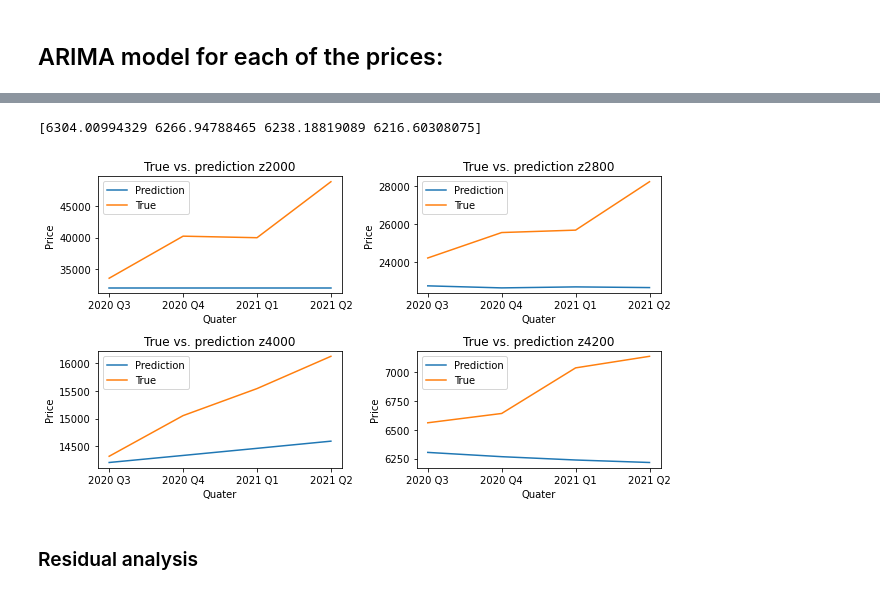
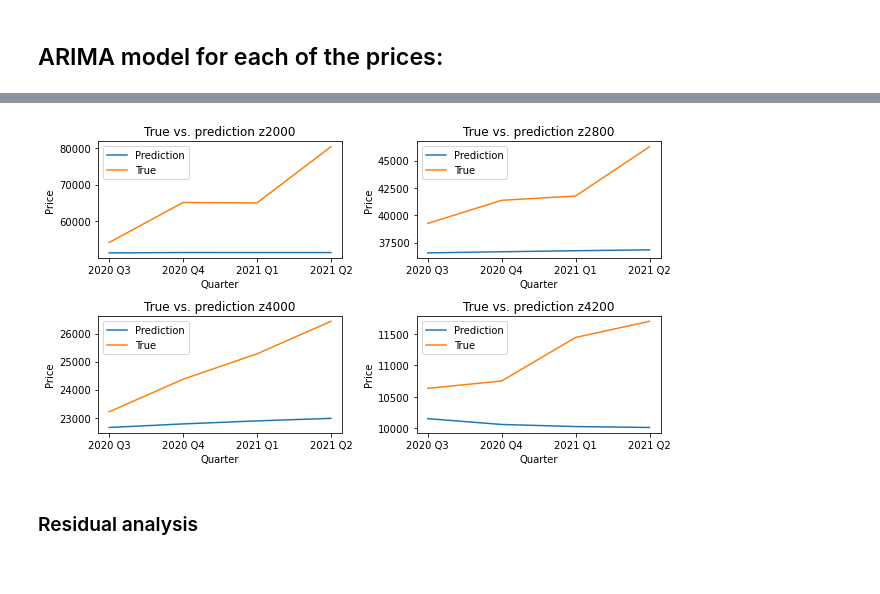
Before and after one commit to emilhaugstvedt/Time-Series-Analysis, a Jupyter notebook: Assignment4/Ass4.ipynb, the cells around one changed output, grey strips where cells are left out. Cells and saved outputs as stored; diff of their text form; code cells hidden in the pictures.

```diff
--- a/Assignment4/Ass4.ipynb
+++ b/Assignment4/Ass4.ipynb
@@ -575,7 +576,9 @@ Order with lowest AIC: (0, 1, 1), with AIC: -180.59
 # %%
-order = (0, 1, 1)
+order = (1, 1, 1)
 z2000Model = ARIMA(np.array(trainData.transformed_z2000),
-                 order= order)
+                 order= order,
+                 enforce_invertibility= False,
+                 enforce_stationarity= False)
 
 z2000_res = z2000Model.fit()
 
@@ -605,7 +608,9 @@ Order with lowest AIC: (2, 1, 0), with AIC: -364.69
 # %%
-order = (2, 1, 0)
+order = (1, 1, 1)
 z2800Model = ARIMA(np.array(trainData.transformed_z2800),
-                 order= order)
+                 order= order,
+                 enforce_invertibility= False,
+                 enforce_stationarity= False)
 
 z2800_res = z2800Model.fit()
 
@@ -635,8 +640,9 @@ Order with lowest AIC: (1, 1, 0), with AIC: -364.12
 # %%
-order = (1, 1, 0)
+order = (1, 1, 2)
 z4000Model = ARIMA(np.array(trainData.transformed_z4000),
                    order= order,
-                   trend= 't')
+                   enforce_invertibility= False,
+                   enforce_stationarity= False)
 
 z4000_res = z4000Model.fit()
 
@@ -666,47 +672,43 @@ Order with lowest AIC: (1, 1, 2), with AIC: -343.31
 # %%
-order = (1, 1, 2)
+order = (3, 1, 2)
 z4200Model = ARIMA(np.array(trainData.transformed_z4200),
                    order= order,
-                   trend= 't',
-                   )
+                   enforce_invertibility= False,
+                   enforce_stationarity= False)
 
 z4200_res = z4200Model.fit()
 
 #print(res.summary())
 
 z4200_forecast = z4200_res.get_forecast(len(testData))
-
-print(np.exp(z4200_forecast.predicted_mean))
-# %% [output]
-[6304.00994329 6266.94788465 6238.18819089 6216.60308075]
 # %%
 plt.figure(figsize= (9, 5))
 plt.subplot(221)
 plt.plot(testData.Date, np.exp(z2000_forecast.predicted_mean))
-plt.plot(testData.Date, testData.CPI_z2000)
-plt.title("True vs. prediction z2000"), plt.xlabel("Quater"), plt.ylabel("Price"), plt.legend(["Prediction", "True"])
+plt.plot(testData.Date, testData.z2000)
+plt.title("True vs. prediction z2000"), plt.xlabel("Quarter"), plt.ylabel("Price"), plt.legend(["Prediction", "True"])
 
 plt.subplot(222)
 plt.plot(testData.Date, np.exp(z2800_forecast.predicted_mean))
-plt.plot(testData.Date, testData.CPI_z2800)
-plt.title("True vs. prediction z2800"), plt.xlabel("Quater"), plt.ylabel("Price"), plt.legend(["Prediction", "True"])
+plt.plot(testData.Date, testData.z2800)
+plt.title("True vs. prediction z2800"), plt.xlabel("Quarter"), plt.ylabel("Price"), plt.legend(["Prediction", "True"])
 
 plt.subplot(223)
 plt.plot(testData.Date, np.exp(z4000_forecast.predicted_mean))
-plt.plot(testData.Date, testData.CPI_z4000)
-plt.title("True vs. prediction z4000"), plt.xlabel("Quater"), plt.ylabel("Price"), plt.legend(["Prediction", "True"])
+plt.plot(testData.Date, testData.z4000)
+plt.title("True vs. prediction z4000"), plt.xlabel("Quarter"), plt.ylabel("Price"), plt.legend(["Prediction", "True"])
 
 plt.subplot(224)
 plt.plot(testData.Date, np.exp(z4200_forecast.predicted_mean))
-plt.plot(testData.Date, testData.CPI_z4200)
-plt.title("True vs. prediction z4200"), plt.xlabel("Quater"), plt.ylabel("Price"), plt.legend(["Prediction", "True"])
+plt.plot(testData.Date, testData.z4200)
+plt.title("True vs. prediction z4200"), plt.xlabel("Quarter"), plt.ylabel("Price"), plt.legend(["Prediction", "True"])
 
 plt.tight_layout()
 
 # Save plot:
 plt.savefig("figures/PredictionPrices.png", dpi= 300)
 # %% [output]
-[figure, old version]
+[figure, new version]
 # %% [markdown]
 ### Residual analysis
 # %%
```
Also changed, not shown: parts of 25 cells of this notebook, 12 other files.
